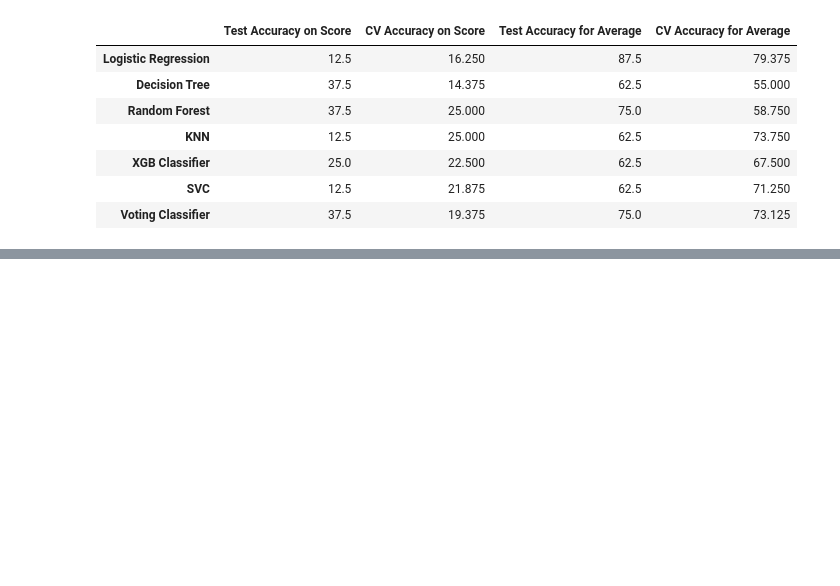
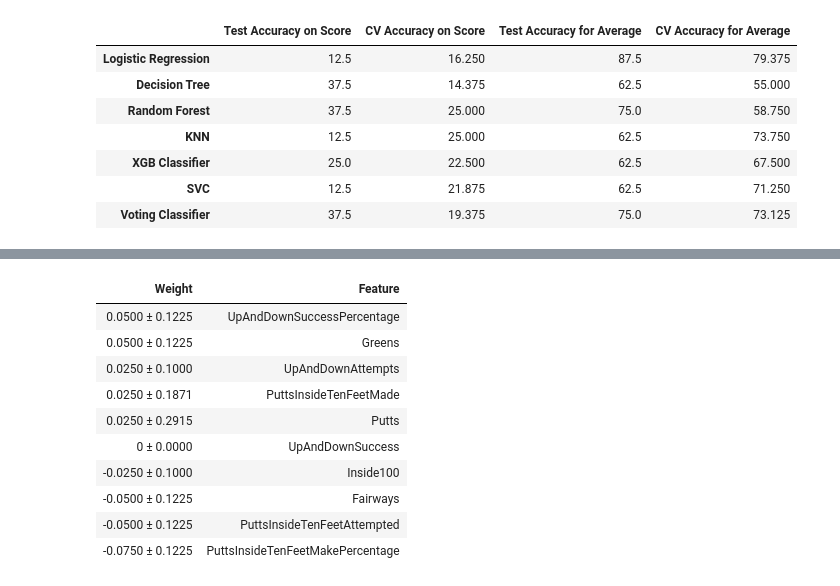
Before and after one commit to jreckin/FunAnalyticalStuff, a Jupyter notebook: golf_scores.ipynb, the cells around one changed output, grey strips where cells are left out. Cells and saved outputs as stored; diff of their text form; code cells hidden in the pictures; blank space fills up the shorter version.

```diff
--- a/golf_scores.ipynb
+++ b/golf_scores.ipynb
@@ -1017,0 +870,16 @@ with open('model.golf', 'rb') as f_in:
+# %%
+second_best.fit(train_X, train_y)
+perm2 = PermutationImportance(second_best, random_state = 1).fit(val_X, val_y)
+eli5.show_weights(perm2, feature_names = val_X.columns.tolist())
+# %% [output]
+| Weight | Feature |
+| 0.0500 ± 0.1225 | UpAndDownSuccessPercentage |
+| 0.0500 ± 0.1225 | Greens |
+| 0.0250 ± 0.1000 | UpAndDownAttempts |
+| 0.0250 ± 0.1871 | PuttsInsideTenFeetMade |
+| 0.0250 ± 0.2915 | Putts |
+| 0 ± 0.0000 | UpAndDownSuccess |
+| -0.0250 ± 0.1000 | Inside100 |
+| -0.0500 ± 0.1225 | Fairways |
+| -0.0500 ± 0.1225 | PuttsInsideTenFeetAttempted |
+| -0.0750 ± 0.1225 | PuttsInsideTenFeetMakePercentage |
```
Also changed, not shown: parts of 35 cells of this notebook, 3 other files.
